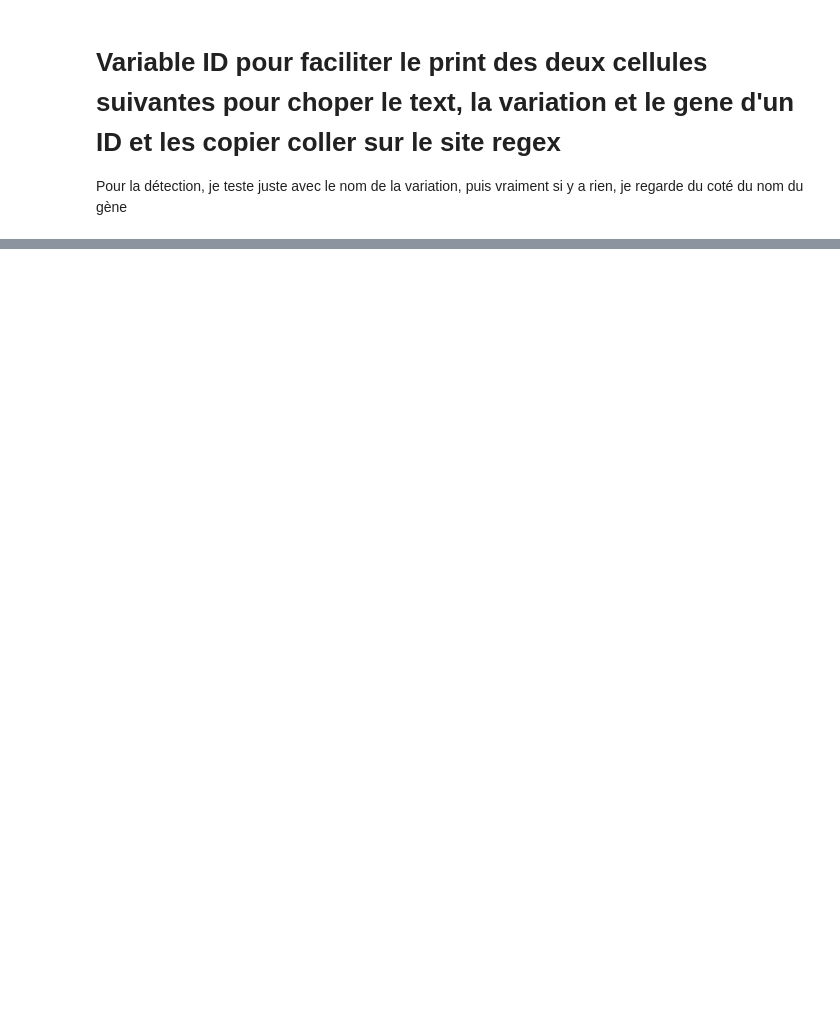
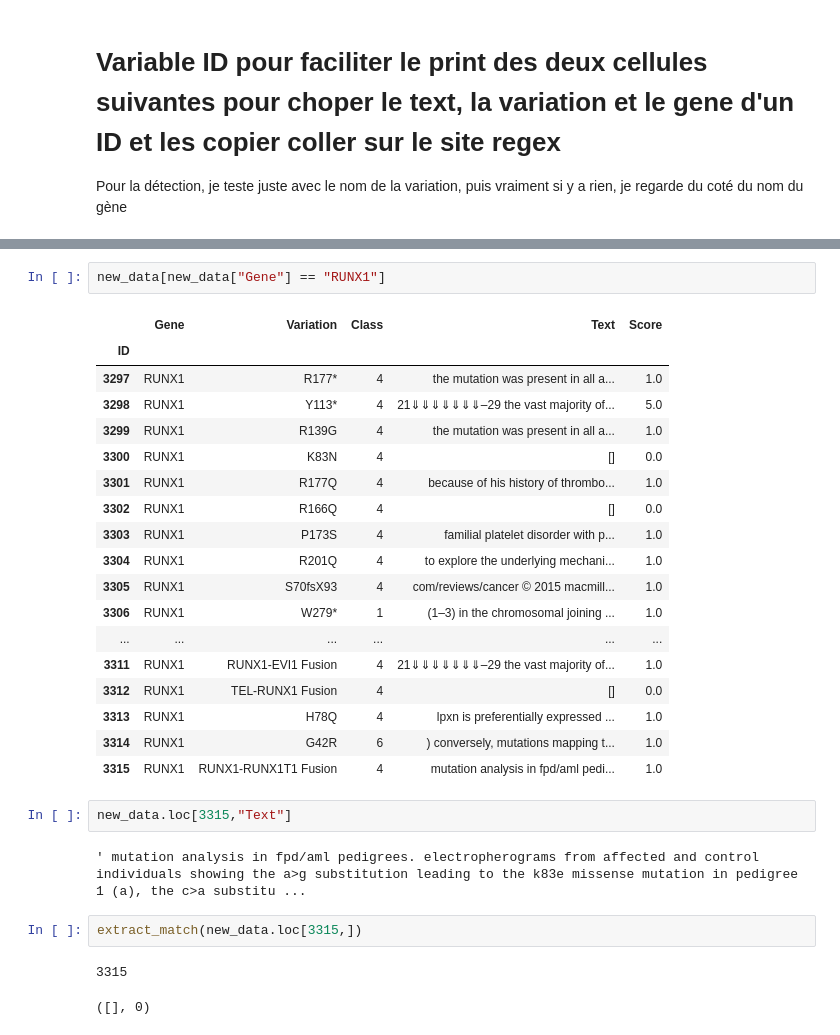
Before and after one commit to Chabname/RAPMC, a Jupyter notebook: notebook/Cancer_deep_learning.ipynb, the cells around one changed output, grey strips where cells are left out. Drawn from its saved outputs; the diff is of its cells as text; blank space fills up the shorter version.

```diff
--- a/notebook/Cancer_deep_learning.ipynb
+++ b/notebook/Cancer_deep_learning.ipynb
@@ -428,0 +440,30 @@ new_data[new_data["Score"] == 1]
+# %%
+new_data[new_data["Gene"] == "RUNX1"]
+# %% [output]
+|  | Gene | Variation | Class | Text | Score |
+| ID |  |  |  |  |  |
+| 3297 | RUNX1 | R177* | 4 | the mutation was present in all a... | 1.0 |
+| 3298 | RUNX1 | Y113* | 4 | 21⇓⇓⇓⇓⇓⇓⇓–29 the vast majority of... | 5.0 |
+| 3299 | RUNX1 | R139G | 4 | the mutation was present in all a... | 1.0 |
+| 3300 | RUNX1 | K83N | 4 | [] | 0.0 |
+| 3301 | RUNX1 | R177Q | 4 | because of his history of thrombo... | 1.0 |
+| 3302 | RUNX1 | R166Q | 4 | [] | 0.0 |
+| 3303 | RUNX1 | P173S | 4 | familial platelet disorder with p... | 1.0 |
+| 3304 | RUNX1 | R201Q | 4 | to explore the underlying mechani... | 1.0 |
+| 3305 | RUNX1 | S70fsX93 | 4 | com/reviews/cancer © 2015 macmill... | 1.0 |
+| 3306 | RUNX1 | W279* | 1 | (1–3) in the chromosomal joining ... | 1.0 |
+| ... | ... | ... | ... | ... | ... |
+| 3311 | RUNX1 | RUNX1-EVI1 Fusion | 4 | 21⇓⇓⇓⇓⇓⇓⇓–29 the vast majority of... | 1.0 |
+| 3312 | RUNX1 | TEL-RUNX1 Fusion | 4 | [] | 0.0 |
+| 3313 | RUNX1 | H78Q | 4 | lpxn is preferentially expressed ... | 1.0 |
+| 3314 | RUNX1 | G42R | 6 | ) conversely, mutations mapping t... | 1.0 |
+| 3315 | RUNX1 | RUNX1-RUNX1T1 Fusion | 4 | mutation analysis in fpd/aml pedi... | 1.0 |
+# %%
+new_data.loc[3315,"Text"]
+# %% [output]
+' mutation analysis in fpd/aml pedigrees. electropherograms from affected and control individuals showing the a>g substitution leading to the k83e missense mutation in pedigree 1 (a), the c>a substitu ...
+# %%
+extract_match(new_data.loc[3315,])
+# %% [output]
+3315
+([], 0)
```
Also changed, not shown: parts of 41 cells of this notebook.
